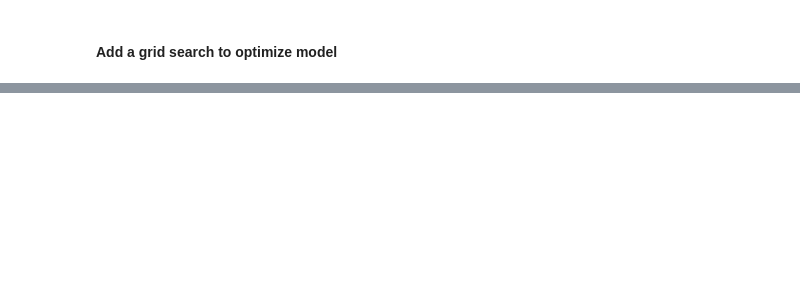
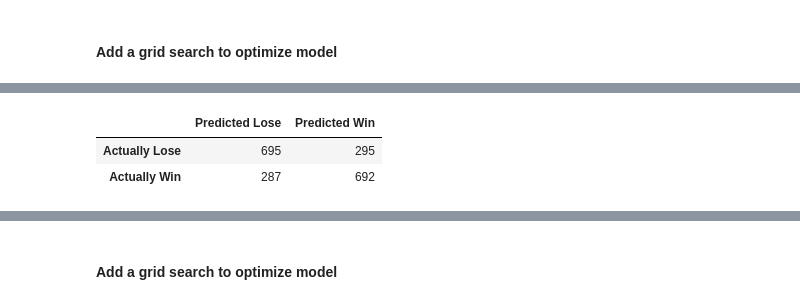
Before and after one commit to jhl126/For-Fun-LoL-Data, a Jupyter notebook: Lol Blue Wins Classification.ipynb, the cells around one changed output, grey strips where cells are left out. Drawn from its saved outputs; the diff is of its cells as text; code cells hidden in the pictures; blank space fills up the shorter version.

```diff
--- a/Lol Blue Wins Classification.ipynb
+++ b/Lol Blue Wins Classification.ipynb
@@ -1375,0 +1551,5 @@ weighted avg       0.69      0.69      0.69      1969
+# %%
+pipeline = Pipeline(
+    [("scaler", StandardScaler()), ("skb", SelectKBest()), ("svc", SVC()),]
+)
+pipeline = pipeline.fit(X_train, y_train)
@@ -1375,0 +1587,10 @@ weighted avg       0.69      0.69      0.69      1969
+# %%
+grid = {
+    "skb__k": [5, 6, 7, 8, 9, 10, 11, 12, 13],
+    "svc__C": [1, 10, 100, 500],
+    "svc__kernel": ["linear", "rbf", "poly"],
+    "svc__degree": [1, 2, 3],
+}
+
+model = GridSearchCV(pipeline, grid, cv=2)
+model.fit(X_train, y_train)
@@ -1375,0 +1683,13 @@ weighted avg       0.69      0.69      0.69      1969
+# %%
+y_pred = model.predict(X_test)
+
+con_mat = pd.DataFrame(
+    confusion_matrix(y_test, y_pred),
+    index=["Actually Lose", "Actually Win"],
+    columns=["Predicted Lose", "Predicted Win"],
+)
+con_mat.style.background_gradient(axis=None)
+# %% [output]
+|  | Predicted Lose | Predicted Win |
+| Actually Lose | 695 | 295 |
+| Actually Win | 287 | 692 |
@@ -1375,0 +1698,2 @@ weighted avg       0.69      0.69      0.69      1969
+# %% [markdown]
+#### Add a grid search to optimize model
```
Also changed, not shown: parts of 54 cells of this notebook.
